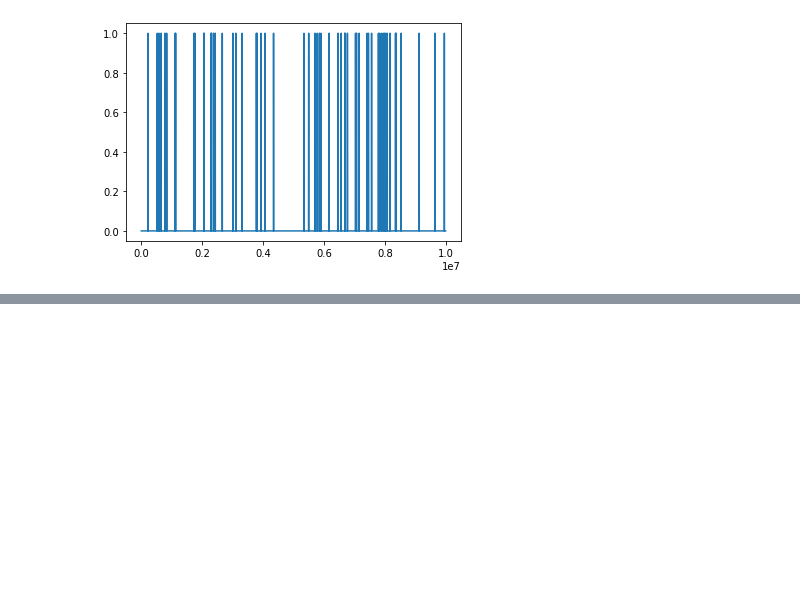
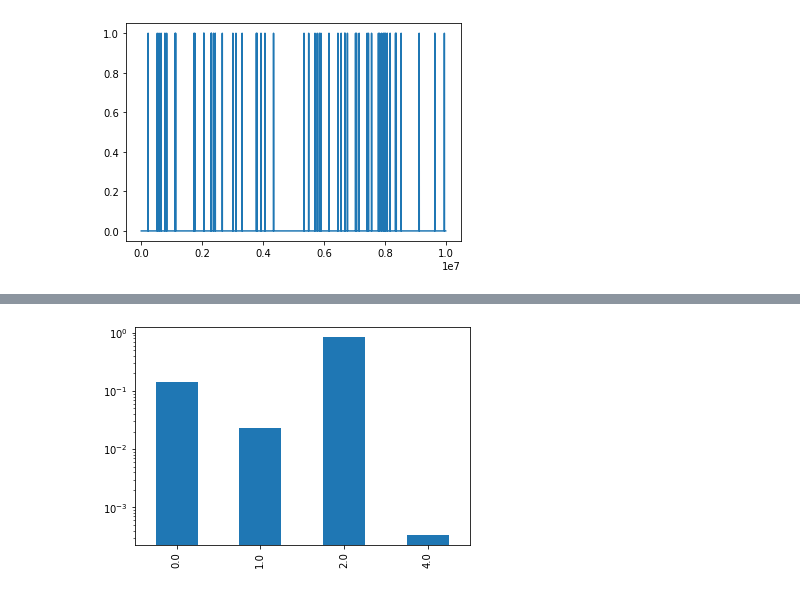
Before and after one commit to geoffwoollard/calcium_signalling_simulations, a Jupyter notebook: calcium_simulations.ipynb, the cells around one changed output, grey strips where cells are left out. Cells and saved outputs as stored; diff of their text form; code cells hidden in the pictures; blank space fills up the shorter version.

```diff
--- a/calcium_simulations.ipynb
+++ b/calcium_simulations.ipynb
@@ -494,0 +551,5 @@ for i in range(ca.size):
+# %%
+pd.Series(states[1].flatten()).value_counts(normalize=True).sort_index().plot.bar()
+plt.yscale('log')
+# %% [output]
+[figure, added]
```
Also changed, not shown: parts of 18 cells of this notebook.
